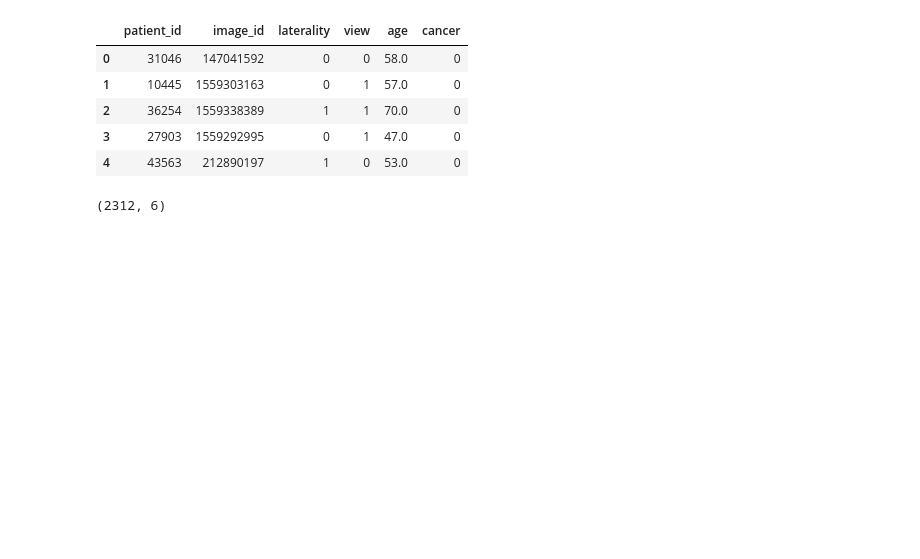
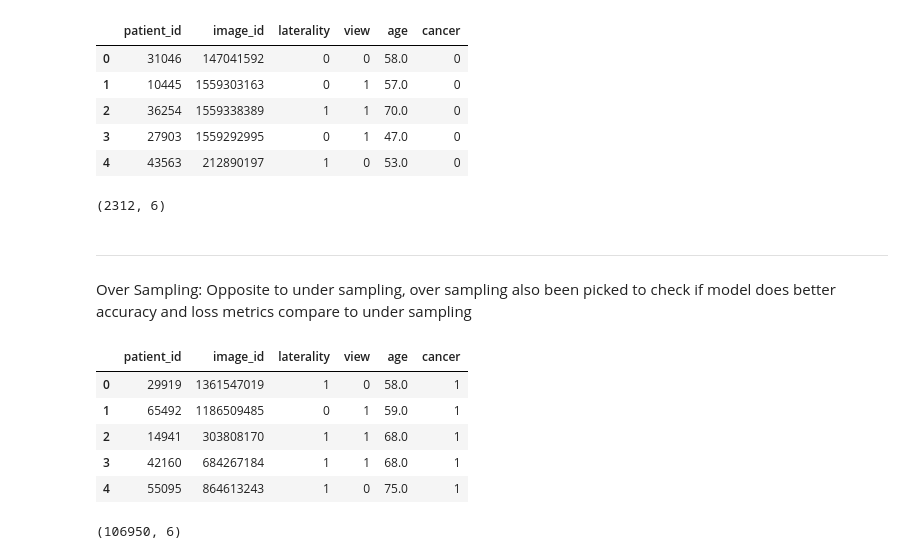
Before and after one commit to BekzodTolipov/RSNA-Screening-Mammography-Breast-Cancer-Detection, a Jupyter notebook: src/00_extract_xrays/build_xrays.ipynb, the cells around one changed output. Cells and saved outputs as stored; diff of their text form; code cells hidden in the pictures; blank space fills up the shorter version.

```diff
--- a/src/00_extract_xrays/build_xrays.ipynb
+++ b/src/00_extract_xrays/build_xrays.ipynb
@@ -221 +227,20 @@ save_processed_images(
 )
+# %% [markdown]
+-----
+Over Sampling: Opposite to under sampling, over sampling also been picked to check if model does better accuracy and loss metrics compare to under sampling
+# %%
+# Read over sampled train dataset
+over_df = pd.read_csv('../../data/over_sampling_train.csv')
+over_df.head()
+# %% [output]
+|  | patient_id | image_id | laterality | view | age | cancer |
+| 0 | 29919 | 1361547019 | 1 | 0 | 58.0 | 1 |
+| 1 | 65492 | 1186509485 | 0 | 1 | 59.0 | 1 |
+| 2 | 14941 | 303808170 | 1 | 1 | 68.0 | 1 |
+| 3 | 42160 | 684267184 | 1 | 1 | 68.0 | 1 |
+| 4 | 55095 | 864613243 | 1 | 0 | 75.0 | 1 |
+# %%
+# Check shape of the dataset
+over_df.shape
+# %% [output]
+(106950, 6)
```
Also changed, not shown: parts of 13 cells of this notebook, 19 other files.
